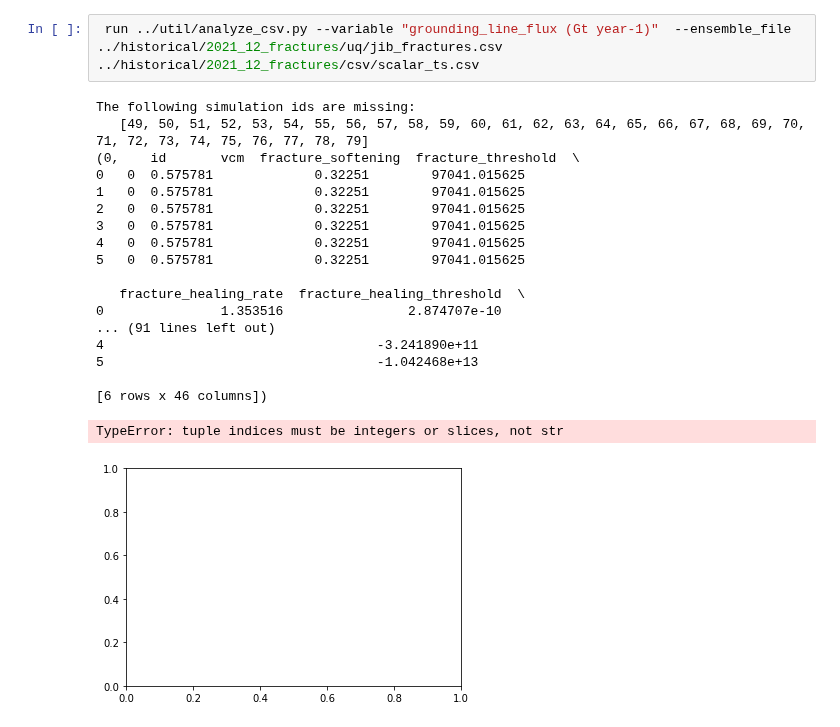
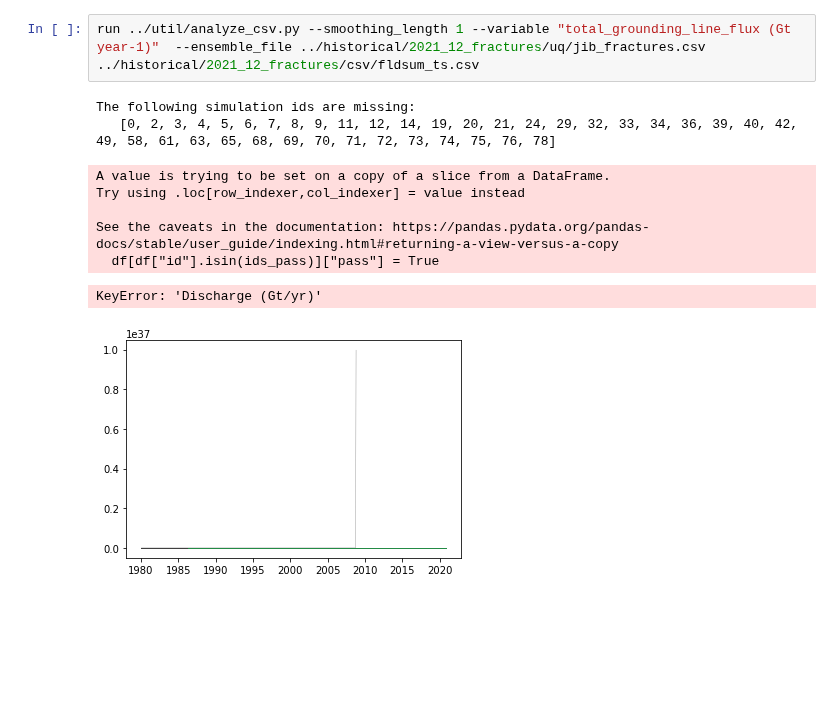
Before and after one commit to pism/pism-greenland, a Jupyter notebook: notebooks/jib_analysis.ipynb, the cells around one changed output. Cells and saved outputs as stored; diff of their text form; blank space fills up the shorter version.

Commit message:
work on plotting

```diff
--- a/notebooks/jib_analysis.ipynb
+++ b/notebooks/jib_analysis.ipynb
@@ -5,23 +22,13 @@
 # %%
- run ../util/analyze_csv.py --variable "grounding_line_flux (Gt year-1)"  --ensemble_file ../historical/2021_12_fractures/uq/jib_fractures.csv ../historical/2021_12_fractures/csv/scalar_ts.csv
+run ../util/analyze_csv.py --smoothing_length 1 --variable "total_grounding_line_flux (Gt year-1)"  --ensemble_file ../historical/2021_12_fractures/uq/jib_fractures.csv ../historical/2021_12_fractures/csv/fldsum_ts.csv
 # %% [output]
 The following simulation ids are missing:
-   [49, 50, 51, 52, 53, 54, 55, 56, 57, 58, 59, 60, 61, 62, 63, 64, 65, 66, 67, 68, 69, 70, 71, 72, 73, 74, 75, 76, 77, 78, 79]
-(0,    id       vcm  fracture_softening  fracture_threshold  \
-0   0  0.575781             0.32251        97041.015625
-1   0  0.575781             0.32251        97041.015625
-2   0  0.575781             0.32251        97041.015625
-3   0  0.575781             0.32251        97041.015625
-4   0  0.575781             0.32251        97041.015625
-5   0  0.575781             0.32251        97041.015625
-
-   fracture_healing_rate  fracture_healing_threshold  \
-0               1.353516                2.874707e-10
-... (91 lines left out)
-4                                   -3.241890e+11
-5                                   -1.042468e+13
-
-[6 rows x 46 columns])
+   [0, 2, 3, 4, 5, 6, 7, 8, 9, 11, 12, 14, 19, 20, 21, 24, 29, 32, 33, 34, 36, 39, 40, 42, 49, 58, 61, 63, 65, 68, 69, 70, 71, 72, 73, 74, 75, 76, 78]
-TypeError: tuple indices must be integers or slices, not str
+A value is trying to be set on a copy of a slice from a DataFrame.
+Try using .loc[row_indexer,col_indexer] = value instead
+
+See the caveats in the documentation: https://pandas.pydata.org/pandas-docs/stable/user_guide/indexing.html#returning-a-view-versus-a-copy
+  df[df["id"].isin(ids_pass)]["pass"] = True
+KeyError: 'Discharge (Gt/yr)'
-[figure, old version]
+[figure, new version]
 # %%
```
Also changed, not shown: parts of 37 cells of this notebook, 6 other files.
